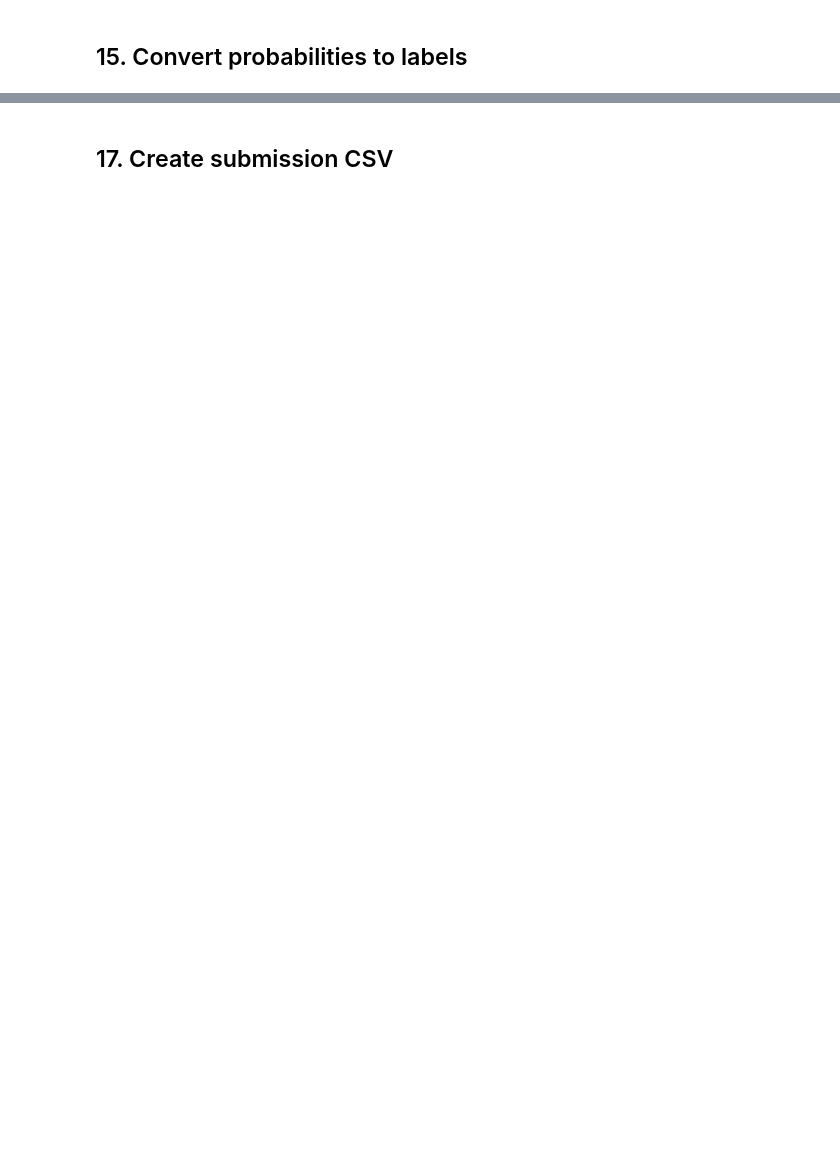
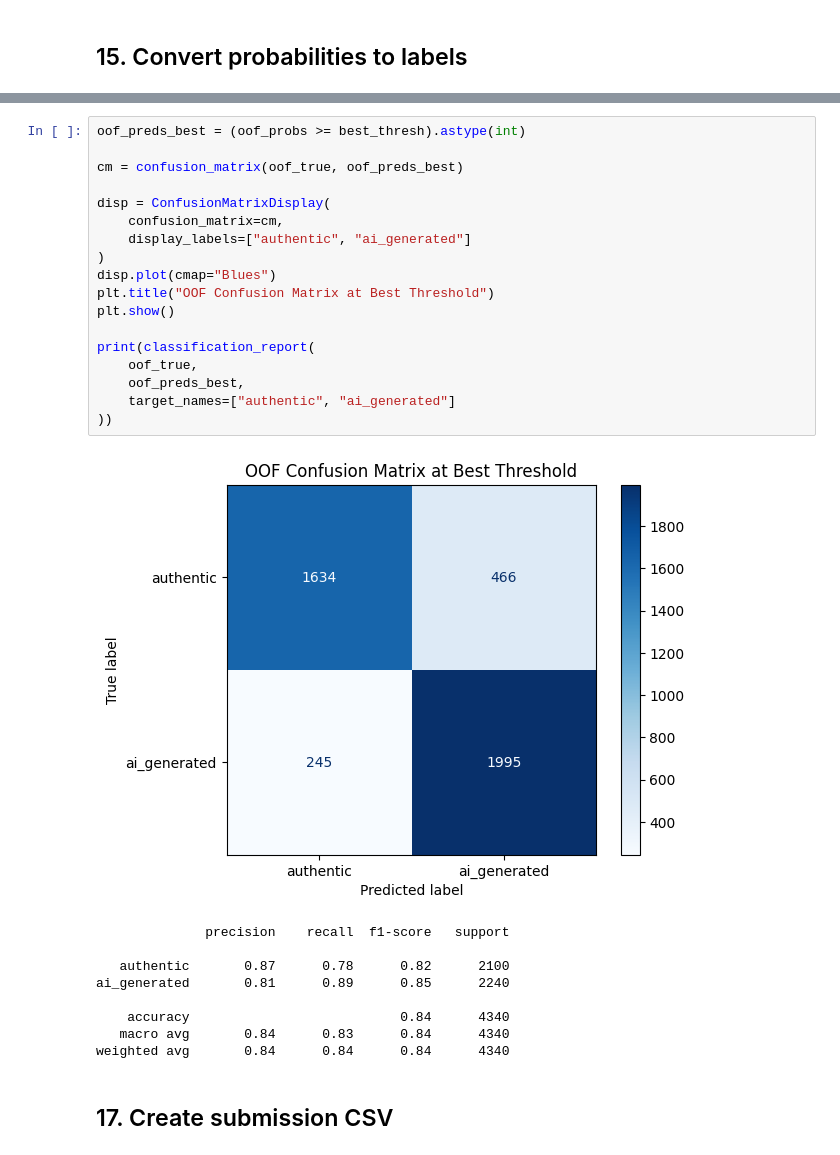
Before and after one commit to tbeliere12/etsy-ai-image-detector, a Jupyter notebook: src/02_model_ResNet-50_k-fold.ipynb, the cells around one changed output, grey strips where cells are left out. Cells and saved outputs as stored; diff of their text form; blank space fills up the shorter version.

```diff
--- a/src/02_model_ResNet-50_k-fold.ipynb
+++ b/src/02_model_ResNet-50_k-fold.ipynb
@@ -623,3 +661,31 @@ Best threshold F1: 0.8908108108108108
+# %%
+oof_preds_best = (oof_probs >= best_thresh).astype(int)
+
+cm = confusion_matrix(oof_true, oof_preds_best)
+
+disp = ConfusionMatrixDisplay(
+    confusion_matrix=cm,
+    display_labels=["authentic", "ai_generated"]
+)
+disp.plot(cmap="Blues")
+plt.title("OOF Confusion Matrix at Best Threshold")
+plt.show()
+
+print(classification_report(
+    oof_true,
+    oof_preds_best,
+    target_names=["authentic", "ai_generated"]
+))
+# %% [output]
+[figure, added]
+              precision    recall  f1-score   support
+
+   authentic       0.87      0.78      0.82      2100
+ai_generated       0.81      0.89      0.85      2240
+
+    accuracy                           0.84      4340
+   macro avg       0.84      0.83      0.84      4340
+weighted avg       0.84      0.84      0.84      4340
 # %% [markdown]
 ## 17. Create submission CSV
 # %%
```
Also changed, not shown: parts of 10 cells of this notebook.
